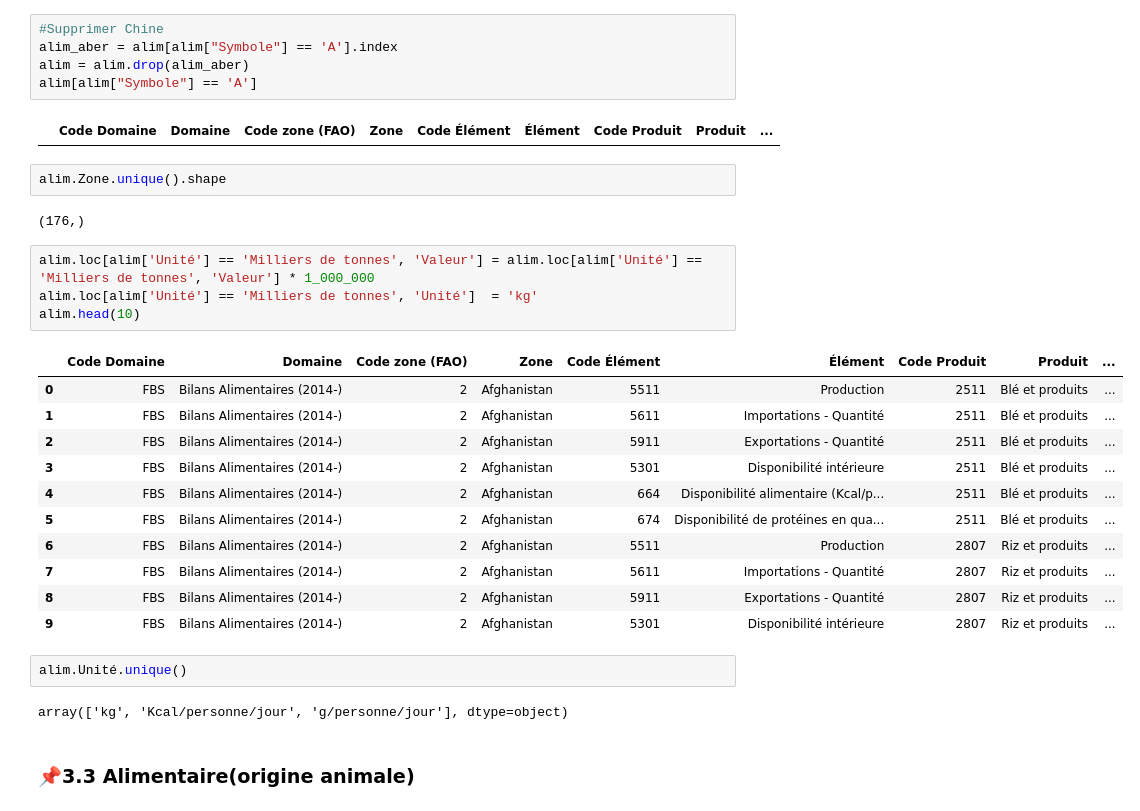
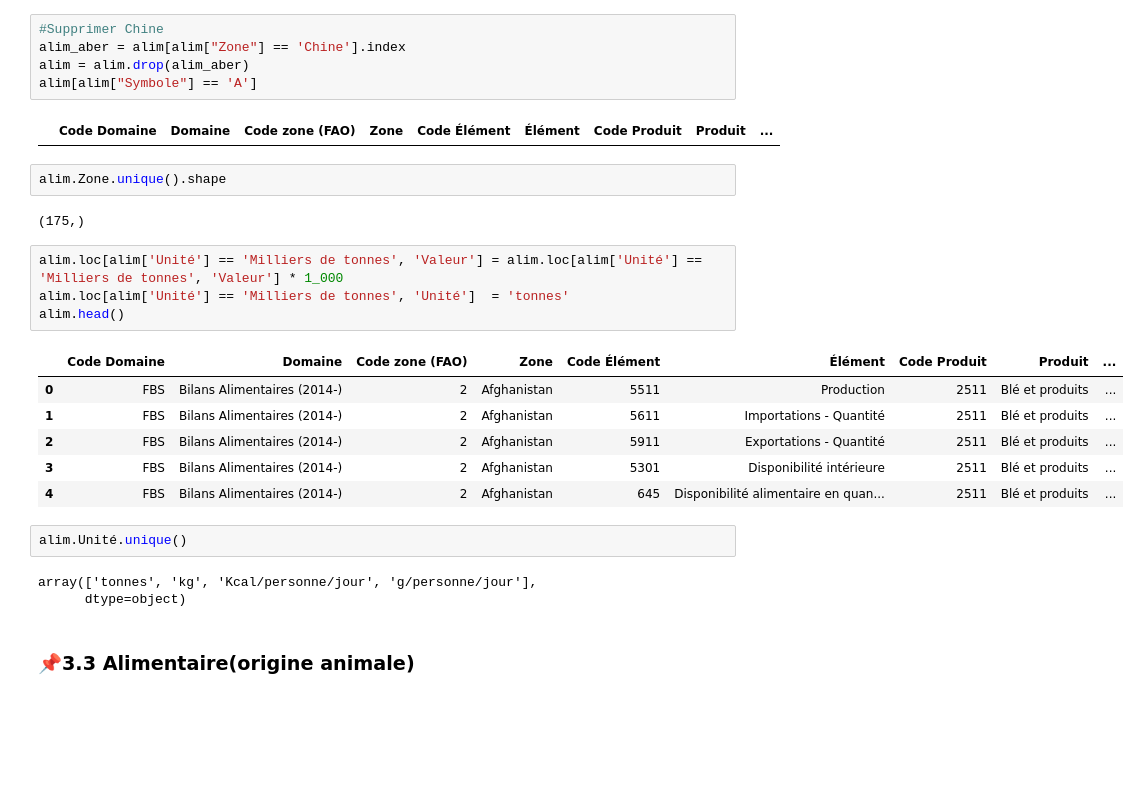
Before and after one commit to pouriaforouzesh/projet-3, a Jupyter notebook: P5_01_code.ipynb, the cells around one changed output. Saved outputs shown, nothing was run; the diff lists cells and outputs as text; blank space fills up the shorter version.

```diff
--- a/P5_01_code.ipynb
+++ b/P5_01_code.ipynb
@@ -297,7 +467,7 @@ pop.head()
 ### 📌3.2 Alimentaire
 # %%
 #Supprimer Chine
-alim_aber = alim[alim["Symbole"] == 'A'].index
+alim_aber = alim[alim["Zone"] == 'Chine'].index
 alim = alim.drop(alim_aber)
 alim[alim["Symbole"] == 'A']
 # %% [output]
@@ -305,27 +475,23 @@ alim[alim["Symbole"] == 'A']
 # %%
 alim.Zone.unique().shape
 # %% [output]
-(176,)
+(175,)
 # %%
-alim.loc[alim['Unité'] == 'Milliers de tonnes', 'Valeur'] = alim.loc[alim['Unité'] == 'Milliers de tonnes', 'Valeur'] * 1_000_000
-alim.loc[alim['Unité'] == 'Milliers de tonnes', 'Unité']  = 'kg'
-alim.head(10)
+alim.loc[alim['Unité'] == 'Milliers de tonnes', 'Valeur'] = alim.loc[alim['Unité'] == 'Milliers de tonnes', 'Valeur'] * 1_000
+alim.loc[alim['Unité'] == 'Milliers de tonnes', 'Unité']  = 'tonnes'
+alim.head()
 # %% [output]
 |  | Code Domaine | Domaine | Code zone (FAO) | Zone | Code Élément | Élément | Code Produit | Produit | ... |
 | 0 | FBS | Bilans Alimentaires (2014-) | 2 | Afghanistan | 5511 | Production | 2511 | Blé et produits | ... |
 | 1 | FBS | Bilans Alimentaires (2014-) | 2 | Afghanistan | 5611 | Importations - Quantité | 2511 | Blé et produits | ... |
 | 2 | FBS | Bilans Alimentaires (2014-) | 2 | Afghanistan | 5911 | Exportations - Quantité | 2511 | Blé et produits | ... |
 | 3 | FBS | Bilans Alimentaires (2014-) | 2 | Afghanistan | 5301 | Disponibilité intérieure | 2511 | Blé et produits | ... |
-| 4 | FBS | Bilans Alimentaires (2014-) | 2 | Afghanistan | 664 | Disponibilité alimentaire (Kcal/p... | 2511 | Blé et produits | ... |
-| 5 | FBS | Bilans Alimentaires (2014-) | 2 | Afghanistan | 674 | Disponibilité de protéines en qua... | 2511 | Blé et produits | ... |
-| 6 | FBS | Bilans Alimentaires (2014-) | 2 | Afghanistan | 5511 | Production | 2807 | Riz et produits | ... |
-| 7 | FBS | Bilans Alimentaires (2014-) | 2 | Afghanistan | 5611 | Importations - Quantité | 2807 | Riz et produits | ... |
-| 8 | FBS | Bilans Alimentaires (2014-) | 2 | Afghanistan | 5911 | Exportations - Quantité | 2807 | Riz et produits | ... |
-| 9 | FBS | Bilans Alimentaires (2014-) | 2 | Afghanistan | 5301 | Disponibilité intérieure | 2807 | Riz et produits | ... |
+| 4 | FBS | Bilans Alimentaires (2014-) | 2 | Afghanistan | 645 | Disponibilité alimentaire en quan... | 2511 | Blé et produits | ... |
 # %%
 alim.Unité.unique()
 # %% [output]
-array(['kg', 'Kcal/personne/jour', 'g/personne/jour'], dtype=object)
+array(['tonnes', 'kg', 'Kcal/personne/jour', 'g/personne/jour'],
+      dtype=object)
 # %% [markdown]
 ### 📌3.3 Alimentaire(origine animale)
 # %%
```
Also changed, not shown: parts of 116 cells of this notebook, 1 other file.
